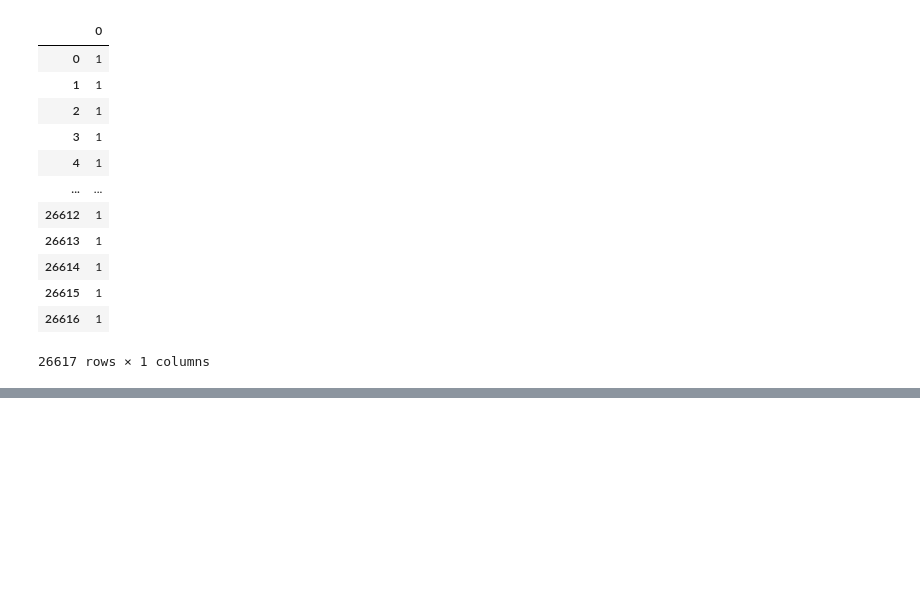
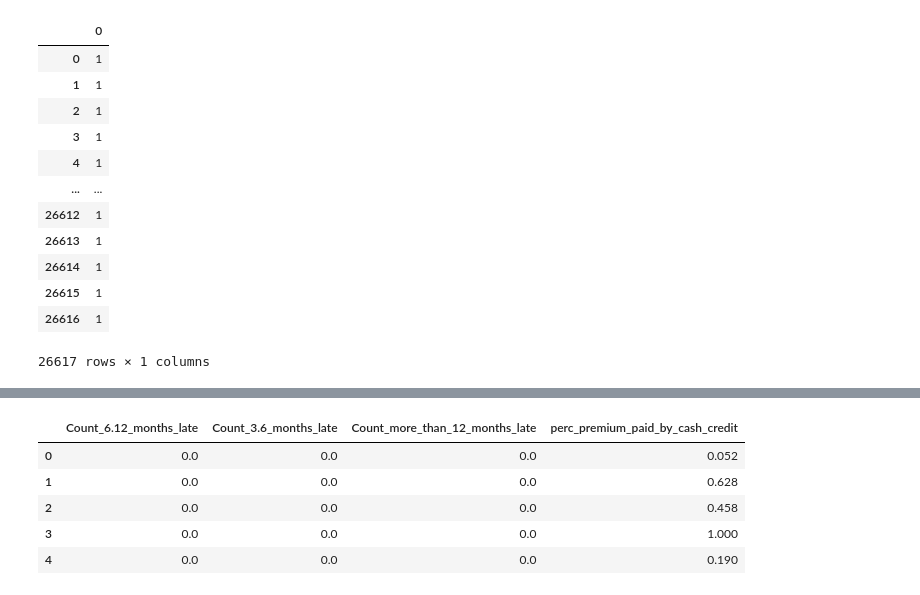
Before and after one commit to ErfanEbrahimiBazaz/boosting_methods_insurance_dataset, a Jupyter notebook: insurance_churn_analysis.ipynb, the cells around one changed output, grey strips where cells are left out. Saved outputs shown, nothing was run; the diff lists cells and outputs as text; code cells hidden in the pictures; blank space fills up the shorter version.

```diff
--- a/insurance_churn_analysis.ipynb
+++ b/insurance_churn_analysis.ipynb
@@ -613,0 +718,12 @@ df_target_lgb
+# %%
+minmaxscaler = MinMaxScaler()
+tmp1 = minmaxscaler.fit_transform(df_test_xgb_norm)
+X_xgb_test = pd.DataFrame(tmp1, columns=df_test_xgb_norm.columns)
+X_xgb_test.head()
+# %% [output]
+|  | Count_6.12_months_late | Count_3.6_months_late | Count_more_than_12_months_late | perc_premium_paid_by_cash_credit |
+| 0 | 0.0 | 0.0 | 0.0 | 0.052 |
+| 1 | 0.0 | 0.0 | 0.0 | 0.628 |
+| 2 | 0.0 | 0.0 | 0.0 | 0.458 |
+| 3 | 0.0 | 0.0 | 0.0 | 1.000 |
+| 4 | 0.0 | 0.0 | 0.0 | 0.190 |
```
Also changed, not shown: parts of 24 cells of this notebook.
